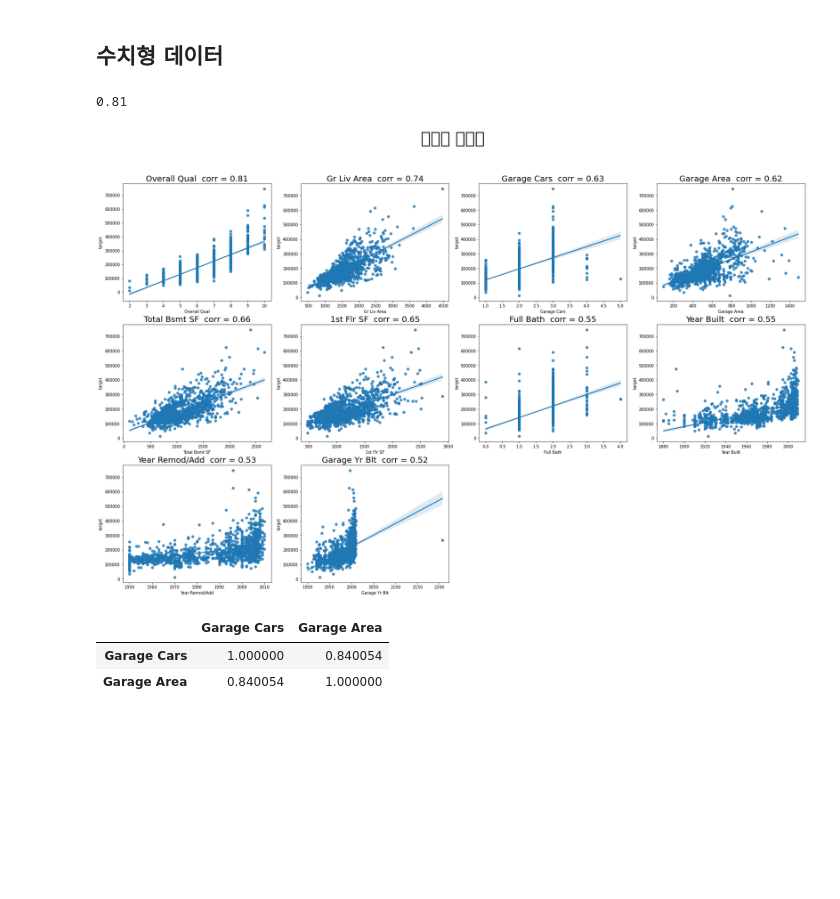
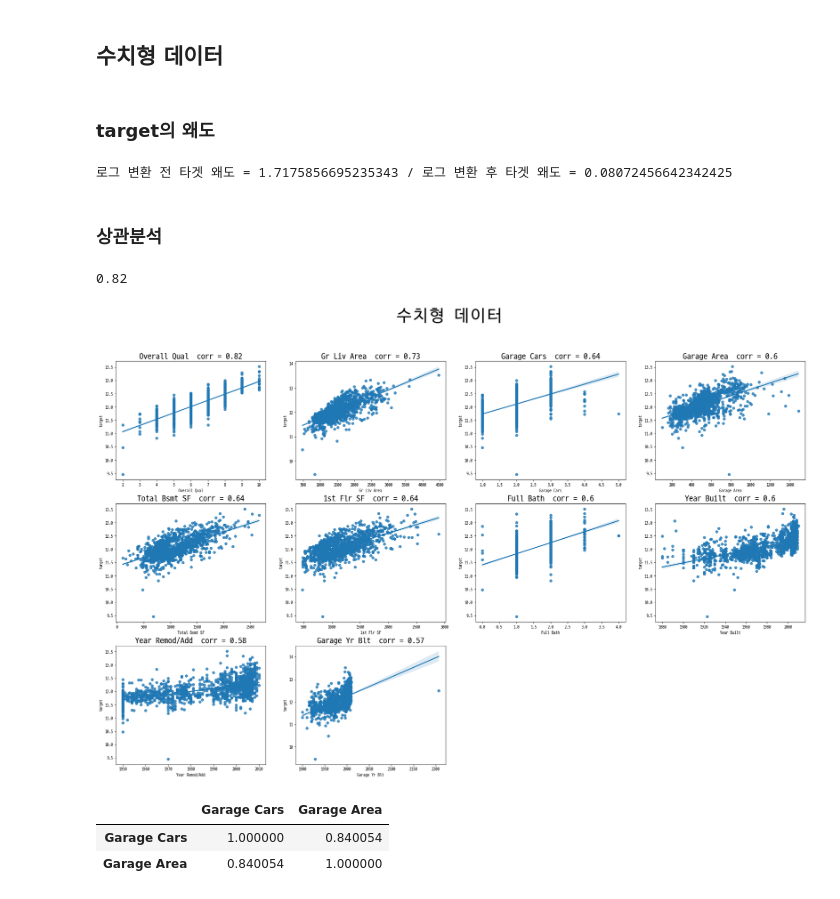
Before and after one commit to Daikoku1/Kaggle, a Jupyter notebook: [DACON]집값예측/pycaret.ipynb, the cells around one changed output. Drawn from its saved outputs; the diff is of its cells as text; code cells hidden in the pictures; blank space fills up the shorter version.

Commit message:
target의 왜도 변경

```diff
--- a/[DACON]집값예측/pycaret.ipynb
+++ b/[DACON]집값예측/pycaret.ipynb
@@ -30,7 +32,7 @@ from sklearn.model_selection import train_test_split
 # %%
-df = pd.read_csv('./data/train.csv')
-df.drop(['id'],axis=1, inplace = True)
-df.head()
+train = pd.read_csv('./data/train.csv')
+train.drop(['id'],axis=1, inplace = True)
+train.head()
 # %% [output]
 |  | Overall Qual | Gr Liv Area | Exter Qual | Garage Cars | Garage Area | Kitchen Qual | Total Bsmt SF | ... |
 | 0 | 10 | 2392 | Ex | 3 | 968 | Ex | 2392 | ... |
@@ -112,6 +114,6 @@ plt.suptitle("Bar Plot", fontsize=40)
 for idx, t in enumerate(feature_category, 1):
     ax = plt.subplot(1, 3, idx)
     plt.title(t, fontsize=20)
-    sns.countplot(x = df[t], ax = ax)
+    sns.countplot(x = train[t], ax = ax)
 plt.show()
 # %% [output]
@@ -121,19 +123,29 @@ plt.show()
 - TA, GD에 데이터가 편중되어 있음
 # %% [markdown]
 ## 수치형 데이터
+# %% [markdown]
+### target의 왜도
+# %%
+print(f'로그 변환 전 타겟 왜도 = {train.target.skew()} / 로그 변환 후 타겟 왜도 = {np.log1p(train.target).skew()}')
+# %% [output]
+로그 변환 전 타겟 왜도 = 1.7175856695235343 / 로그 변환 후 타겟 왜도 = 0.08072456642342425
+# %%
+train['target'] = np.log1p(train['target'])
+# %% [markdown]
+### 상관분석
 # %%
-df[['Overall Qual', 'target']].corr().iloc[0,1].round(2)
+train[['Overall Qual', 'target']].corr().iloc[0,1].round(2)
 # %% [output]
-0.81
+0.82
 # %%
 plt.figure(figsize=(30,18))
 plt.suptitle("수치형 데이터", fontsize=40)
 
 for idx, t in enumerate(feature_int, 1):
     ax = plt.subplot(3, 4, idx)
-    plt.title(t + f"  corr = {df[[t, 'target']].corr().iloc[0,1].round(2)}", fontsize=20)
-    sns.regplot(x = df[t], y = df['target'], ax = ax)
+    plt.title(t + f"  corr = {train[[t, 'target']].corr().iloc[0,1].round(2)}", fontsize=20)
+    sns.regplot(x = train[t], y = train['target'], ax = ax)
 plt.show()
 # %% [output]
-[figure, old version]
+[figure, new version]
 # %%
```
Also changed, not shown: parts of 34 cells of this notebook, 2 other files.
